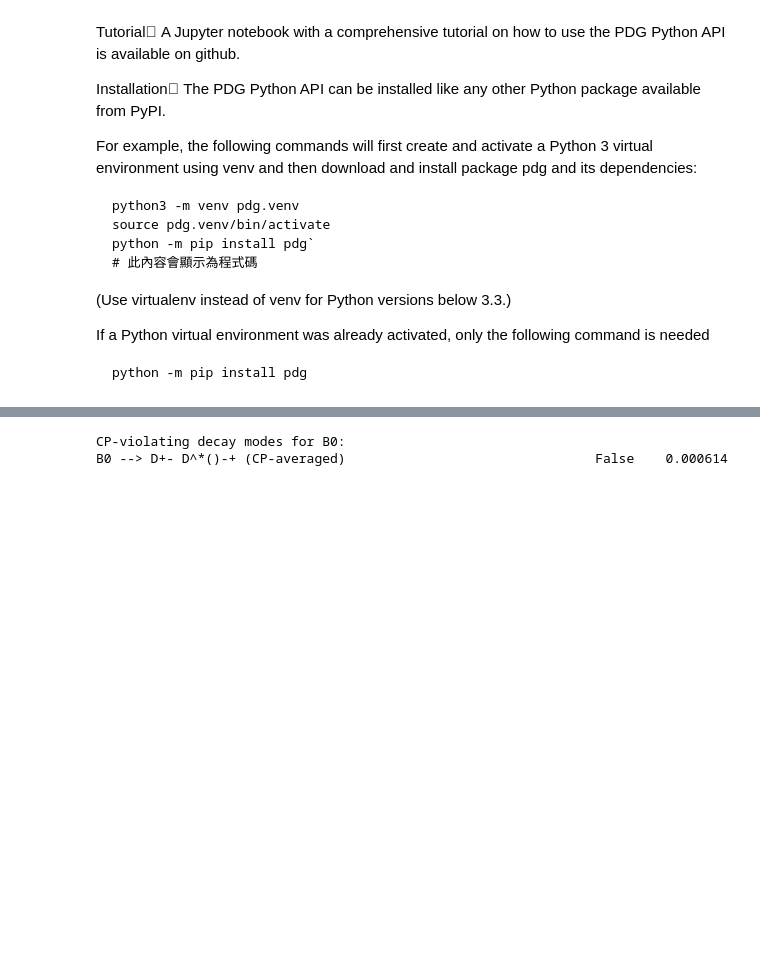
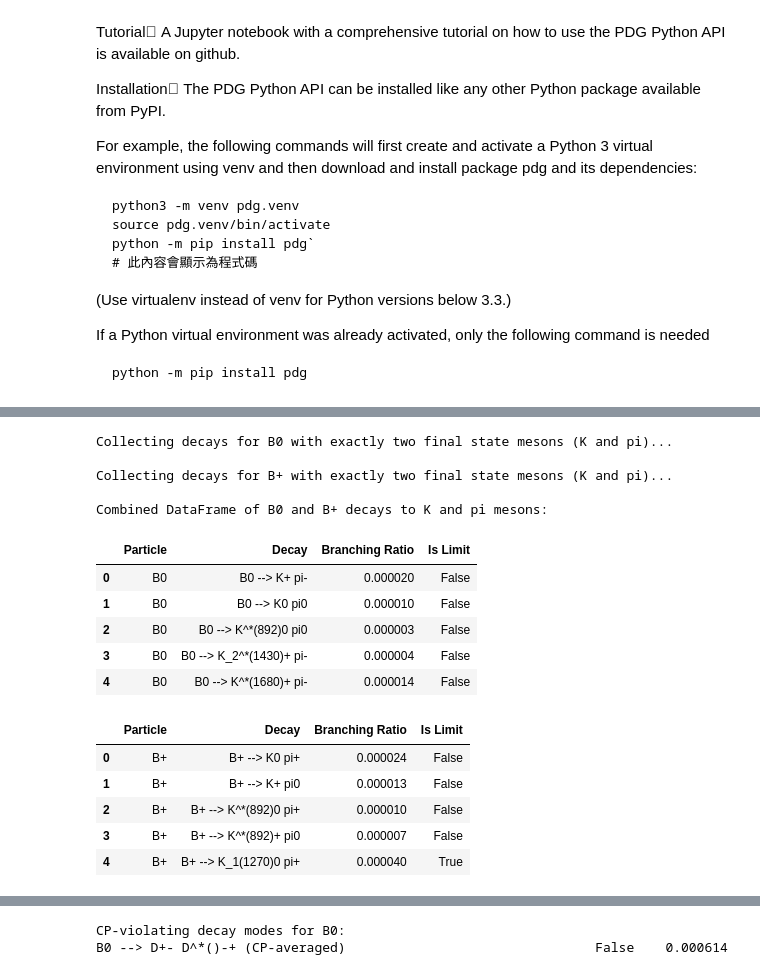
Before and after one commit to twyeh/highenergy, a Jupyter notebook: B_Decays_Data_Collection.ipynb, the cells around one changed output, grey strips where cells are left out. Drawn from its saved outputs; the diff is of its cells as text; code cells hidden in the pictures; blank space fills up the shorter version.

```diff
--- a/B_Decays_Data_Collection.ipynb
+++ b/B_Decays_Data_Collection.ipynb
@@ -44,3 +174,36 @@ Successfully installed pdg-0.2.2
+# %%
+import pandas as pd
+
+b0_k_pi_decays = filter_two_meson_decays('B0','K','pi')
+b_plus_k_pi_decays = filter_two_meson_decays('B+','K','pi')
+
+df_b0_k_pi = pd.DataFrame(b0_k_pi_decays)
+df_b_plus_k_pi = pd.DataFrame(b_plus_k_pi_decays)
+
+df_combined_k_pi = pd.concat([df_b0_k_pi, df_b_plus_k_pi], ignore_index=True)
+
+print("\nCombined DataFrame of B0 and B+ decays to K and pi mesons:")
+#display(df_combined_k_pi.head())
+display(df_b0_k_pi.head())
+display(df_b_plus_k_pi.head())
+# %% [output]
+Collecting decays for B0 with exactly two final state mesons (K and pi)...
+
+Collecting decays for B+ with exactly two final state mesons (K and pi)...
+
+Combined DataFrame of B0 and B+ decays to K and pi mesons:
+|  | Particle | Decay | Branching Ratio | Is Limit |
+| 0 | B0 | B0 --> K+ pi- | 0.000020 | False |
+| 1 | B0 | B0 --> K0 pi0 | 0.000010 | False |
+| 2 | B0 | B0 --> K^*(892)0 pi0 | 0.000003 | False |
+| 3 | B0 | B0 --> K_2^*(1430)+ pi- | 0.000004 | False |
+| 4 | B0 | B0 --> K^*(1680)+ pi- | 0.000014 | False |
+|  | Particle | Decay | Branching Ratio | Is Limit |
+| 0 | B+ | B+ --> K0 pi+ | 0.000024 | False |
+| 1 | B+ | B+ --> K+ pi0 | 0.000013 | False |
+| 2 | B+ | B+ --> K^*(892)0 pi+ | 0.000010 | False |
+| 3 | B+ | B+ --> K^*(892)+ pi0 | 0.000007 | False |
+| 4 | B+ | B+ --> K_1(1270)0 pi+ | 0.000040 | True |
 # %%
 import pdg
 api = pdg.connect()
```
Also changed, not shown: parts of 7 cells of this notebook.
